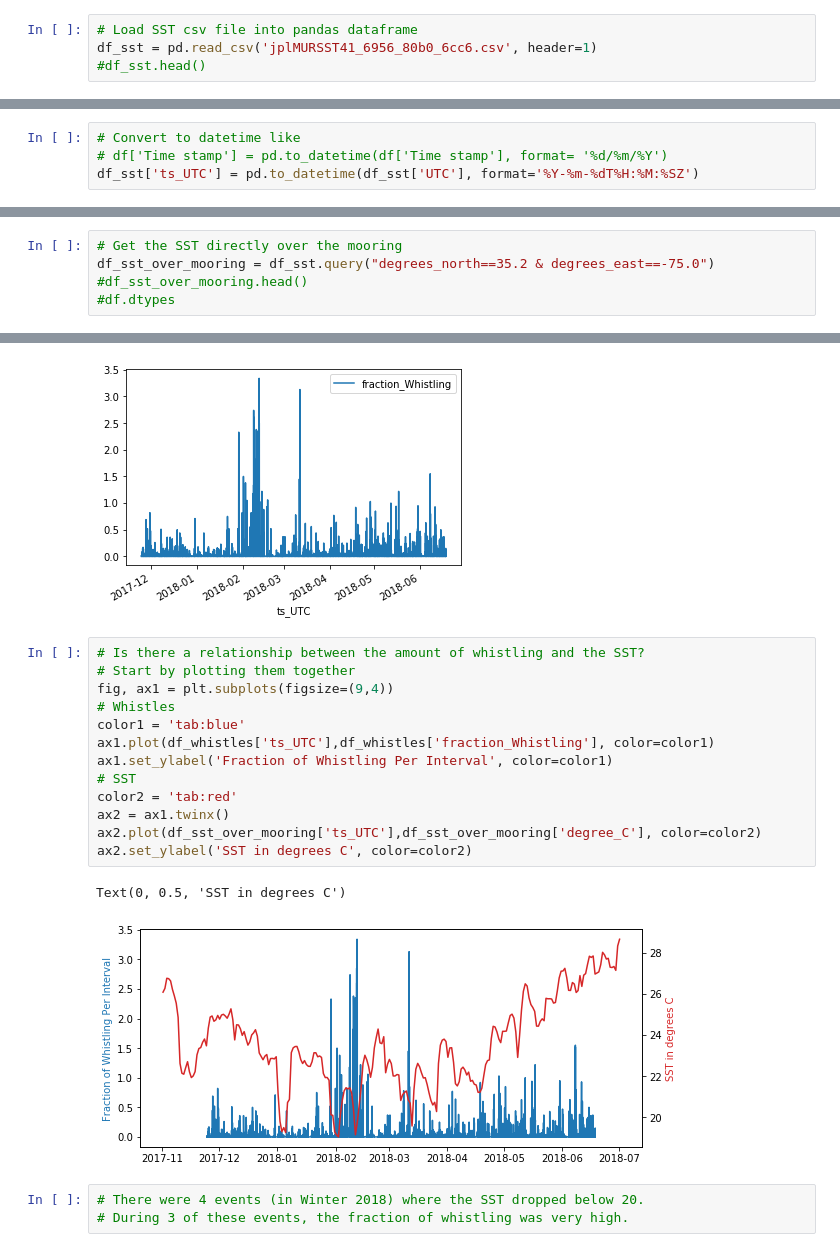
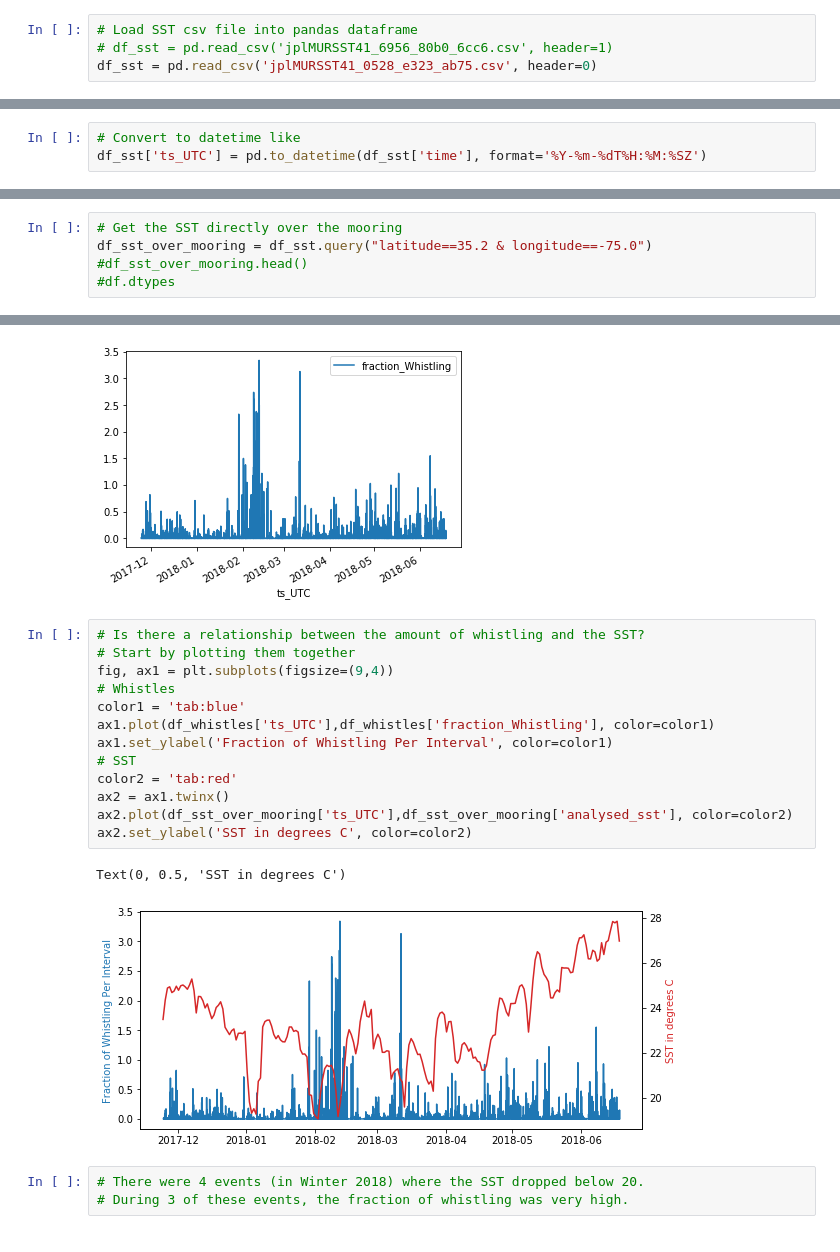
Before and after one commit to sblockhartzzero/SampleCode, a Jupyter notebook: Bioacoustics/whistles_and_sst_ADEON.ipynb, the cells around one changed output, grey strips where cells are left out. Drawn from its saved outputs; the diff is of its cells as text.

```diff
--- a/Bioacoustics/whistles_and_sst_ADEON.ipynb
+++ b/Bioacoustics/whistles_and_sst_ADEON.ipynb
@@ -18,4 +19,4 @@ from datetime import datetime
 # %%
 # Load SST csv file into pandas dataframe
-df_sst = pd.read_csv('jplMURSST41_6956_80b0_6cc6.csv', header=1)
-#df_sst.head()
+# df_sst = pd.read_csv('jplMURSST41_6956_80b0_6cc6.csv', header=1)
+df_sst = pd.read_csv('jplMURSST41_0528_e323_ab75.csv', header=0)
@@ -22,7 +32,6 @@ df_sst = pd.read_csv('jplMURSST41_6956_80b0_6cc6.csv', header=1)
 # %%
 # Convert to datetime like
-# df['Time stamp'] = pd.to_datetime(df['Time stamp'], format= '%d/%m/%Y')
-df_sst['ts_UTC'] = pd.to_datetime(df_sst['UTC'], format='%Y-%m-%dT%H:%M:%SZ')
+df_sst['ts_UTC'] = pd.to_datetime(df_sst['time'], format='%Y-%m-%dT%H:%M:%SZ')
 # %%
 # Check datatypes
 df_sst.info()
@@ -50,6 +60,6 @@ memory usage: 28.9+ MB
 # %%
 # Get the SST directly over the mooring
-df_sst_over_mooring = df_sst.query("degrees_north==35.2 & degrees_east==-75.0")
+df_sst_over_mooring = df_sst.query("latitude==35.2 & longitude==-75.0")
 #df_sst_over_mooring.head()
 #df.dtypes
 # %%
@@ -86,19 +96,19 @@ df_whistles.plot(x='ts_UTC',y='fraction_Whistling')
 # %%
 # Is there a relationship between the amount of whistling and the SST?
 # Start by plotting them together
 fig, ax1 = plt.subplots(figsize=(9,4))
 # Whistles
 color1 = 'tab:blue'
 ax1.plot(df_whistles['ts_UTC'],df_whistles['fraction_Whistling'], color=color1)
 ax1.set_ylabel('Fraction of Whistling Per Interval', color=color1)
 # SST
 color2 = 'tab:red'
 ax2 = ax1.twinx()
-ax2.plot(df_sst_over_mooring['ts_UTC'],df_sst_over_mooring['degree_C'], color=color2)
+ax2.plot(df_sst_over_mooring['ts_UTC'],df_sst_over_mooring['analysed_sst'], color=color2)
 ax2.set_ylabel('SST in degrees C', color=color2)
 # %% [output]
 Text(0, 0.5, 'SST in degrees C')
-[figure, old version]
+[figure, new version]
 # %%
 # There were 4 events (in Winter 2018) where the SST dropped below 20.
 # During 3 of these events, the fraction of whistling was very high.
```
Also changed, not shown: parts of 8 cells of this notebook.
